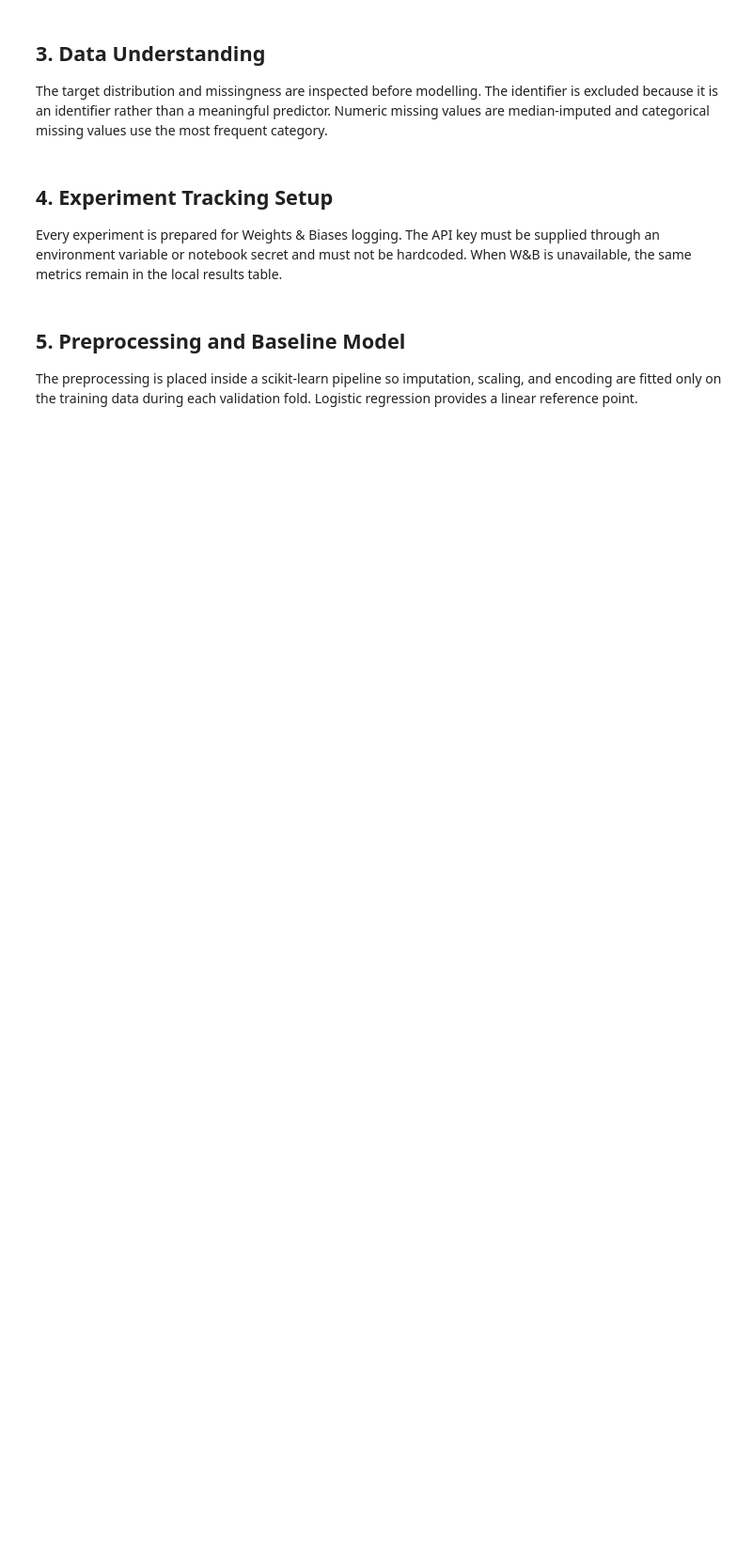
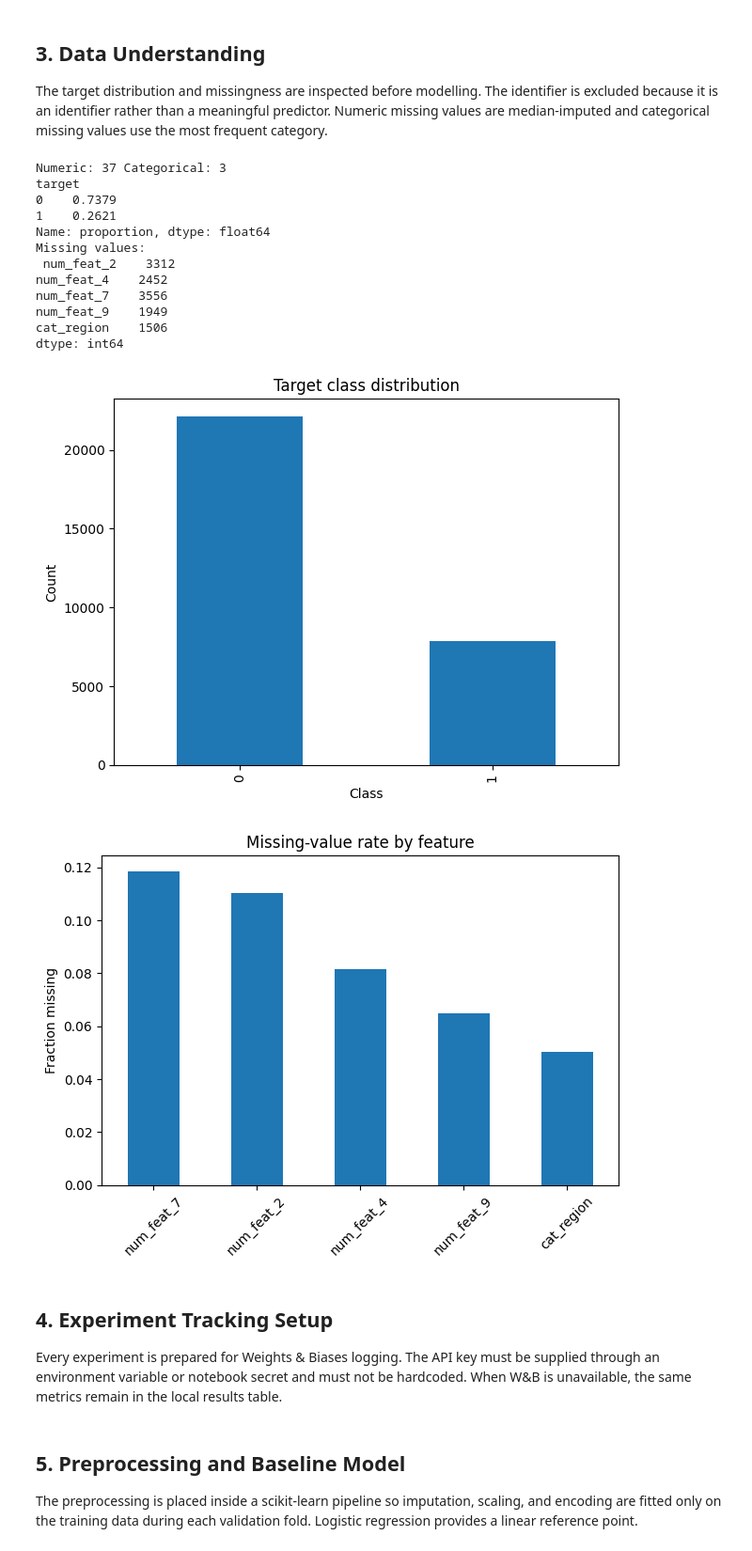
Before and after one commit to Abejirin-King/formative1-part2-classification, a Jupyter notebook: Formative1Part2_Classification.ipynb, the cells around one changed output. Shown at 94% size. Cells and saved outputs as stored; diff of their text form; code cells hidden in the pictures; blank space fills up the shorter version.

```diff
--- a/Formative1Part2_Classification.ipynb
+++ b/Formative1Part2_Classification.ipynb
@@ -49,19 +52,33 @@ The target distribution and missingness are inspected before modelling. The iden
 # %%
 target_col='target'
 feature_cols=[c for c in train.columns if c not in ['id',target_col]]
 num_cols=[c for c in feature_cols if c.startswith('num_feat')]
 cat_cols=[c for c in feature_cols if c.startswith('cat_')]
 print('Numeric:',len(num_cols),'Categorical:',len(cat_cols))
 print(train[target_col].value_counts(normalize=True).rename('proportion'))
-print('Missing values:
-',train[feature_cols].isna().sum().loc[lambda s:s>0])
+print('Missing values:\n',train[feature_cols].isna().sum().loc[lambda s:s>0])
 
 train[target_col].value_counts().sort_index().plot(kind='bar')
 plt.title('Target class distribution'); plt.xlabel('Class'); plt.ylabel('Count'); plt.tight_layout(); plt.show()
 
 missing=train[feature_cols].isna().mean().sort_values(ascending=False)
 missing[missing>0].plot(kind='bar')
 plt.title('Missing-value rate by feature'); plt.ylabel('Fraction missing'); plt.xticks(rotation=45); plt.tight_layout(); plt.show()
+# %% [output]
+Numeric: 37 Categorical: 3
+target
+0    0.7379
+1    0.2621
+Name: proportion, dtype: float64
+Missing values:
+ num_feat_2    3312
+num_feat_4    2452
+num_feat_7    3556
+num_feat_9    1949
+cat_region    1506
+dtype: int64
+[figure, added]
+[figure, added]
 # %% [markdown]
 ## 4. Experiment Tracking Setup
 Every experiment is prepared for Weights & Biases logging. The API key must be supplied through an environment variable or notebook secret and must not be hardcoded. When W&B is unavailable, the same metrics remain in the local results table.
```
Also changed, not shown: parts of 7 cells of this notebook.
